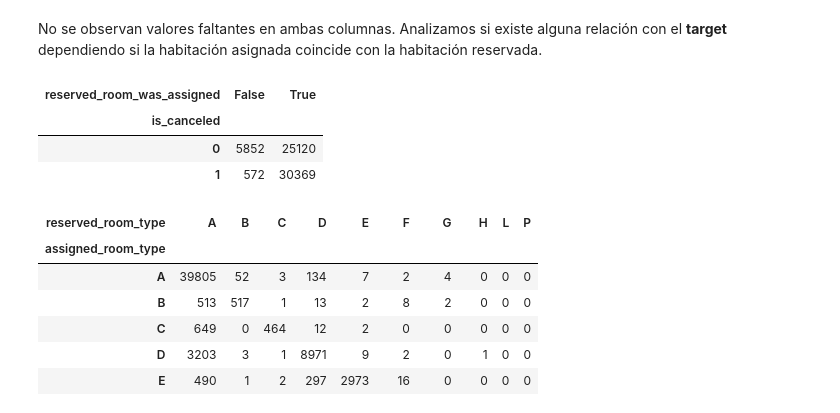
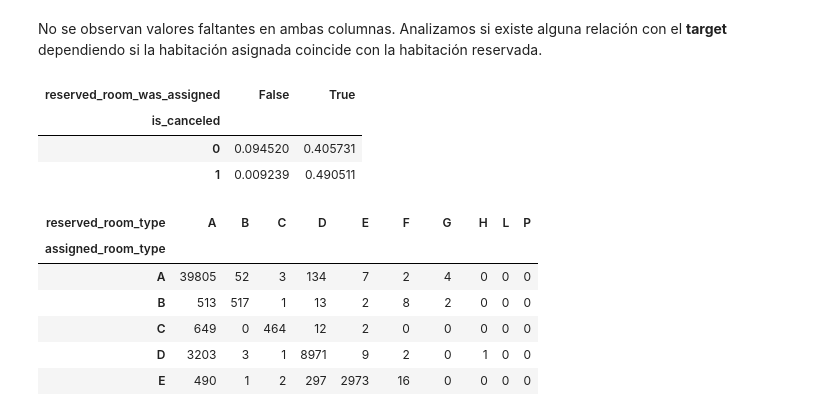
Before and after one commit to LuchoLorenzo1/7506R-1C2023-GRUPO19, a Jupyter notebook: checkpoint1/7506R_TP1_GRUPO19_CH1_ENTREGA.ipynb, the cells around one changed output. Drawn from its saved outputs; the diff is of its cells as text; code cells hidden in the pictures.

```diff
--- a/checkpoint1/7506R_TP1_GRUPO19_CH1_ENTREGA.ipynb
+++ b/checkpoint1/7506R_TP1_GRUPO19_CH1_ENTREGA.ipynb
@@ -651,12 +693,12 @@ No se observan valores faltantes en ambas columnas. Analizamos si existe alguna
 # %%
 df['reserved_room_was_assigned'] = df.assigned_room_type == df.reserved_room_type
 
-pd.crosstab(df.is_canceled, df.reserved_room_was_assigned)
+pd.crosstab(df.is_canceled, df.reserved_room_was_assigned, normalize=True)
 # %% [output]
 | reserved_room_was_assigned | False | True |
 | is_canceled |  |  |
-| 0 | 5852 | 25120 |
-| 1 | 572 | 30369 |
+| 0 | 0.094520 | 0.405731 |
+| 1 | 0.009239 | 0.490511 |
 # %%
 pd.crosstab(df['assigned_room_type'], df['reserved_room_type'])
 # %% [output]
```
Also changed, not shown: parts of 19 cells of this notebook.
